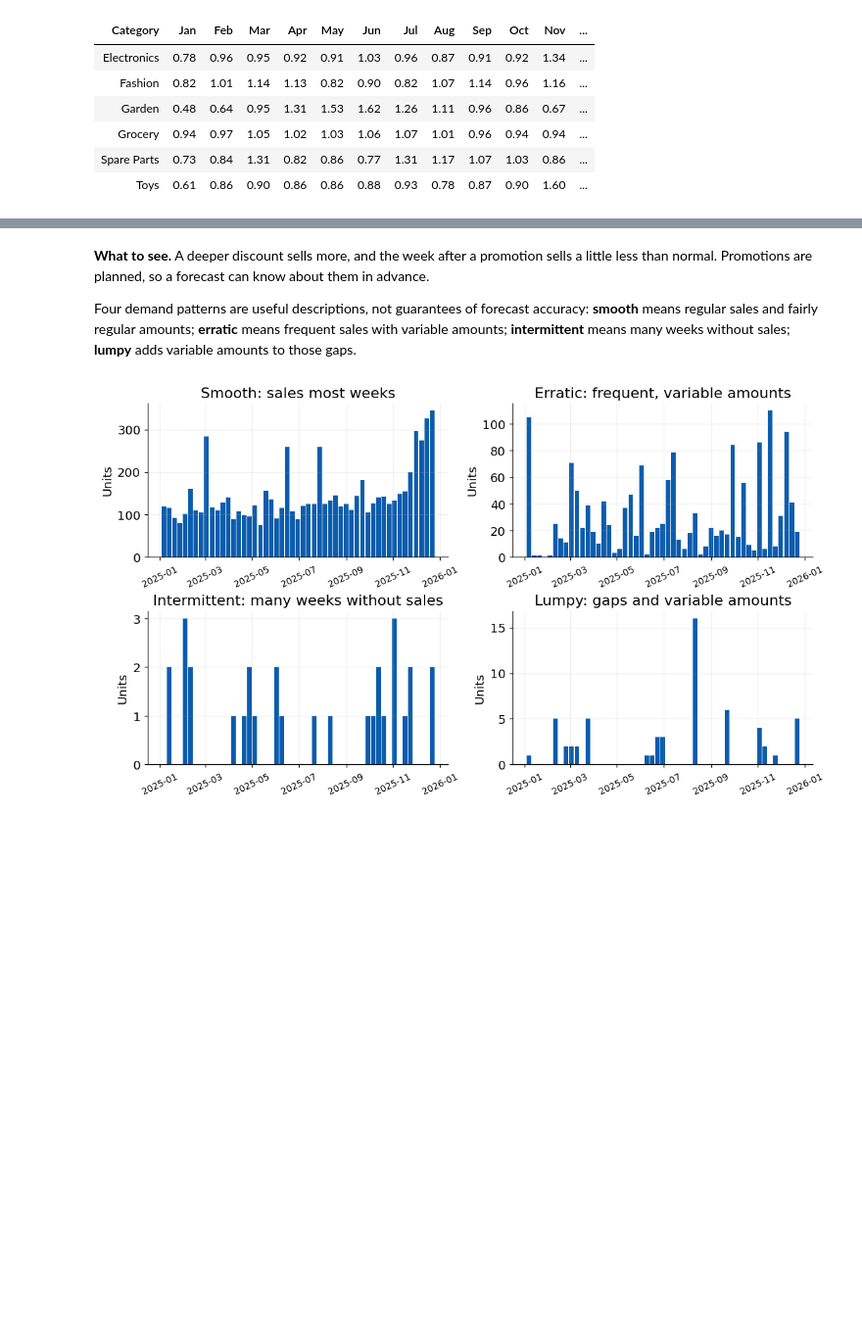
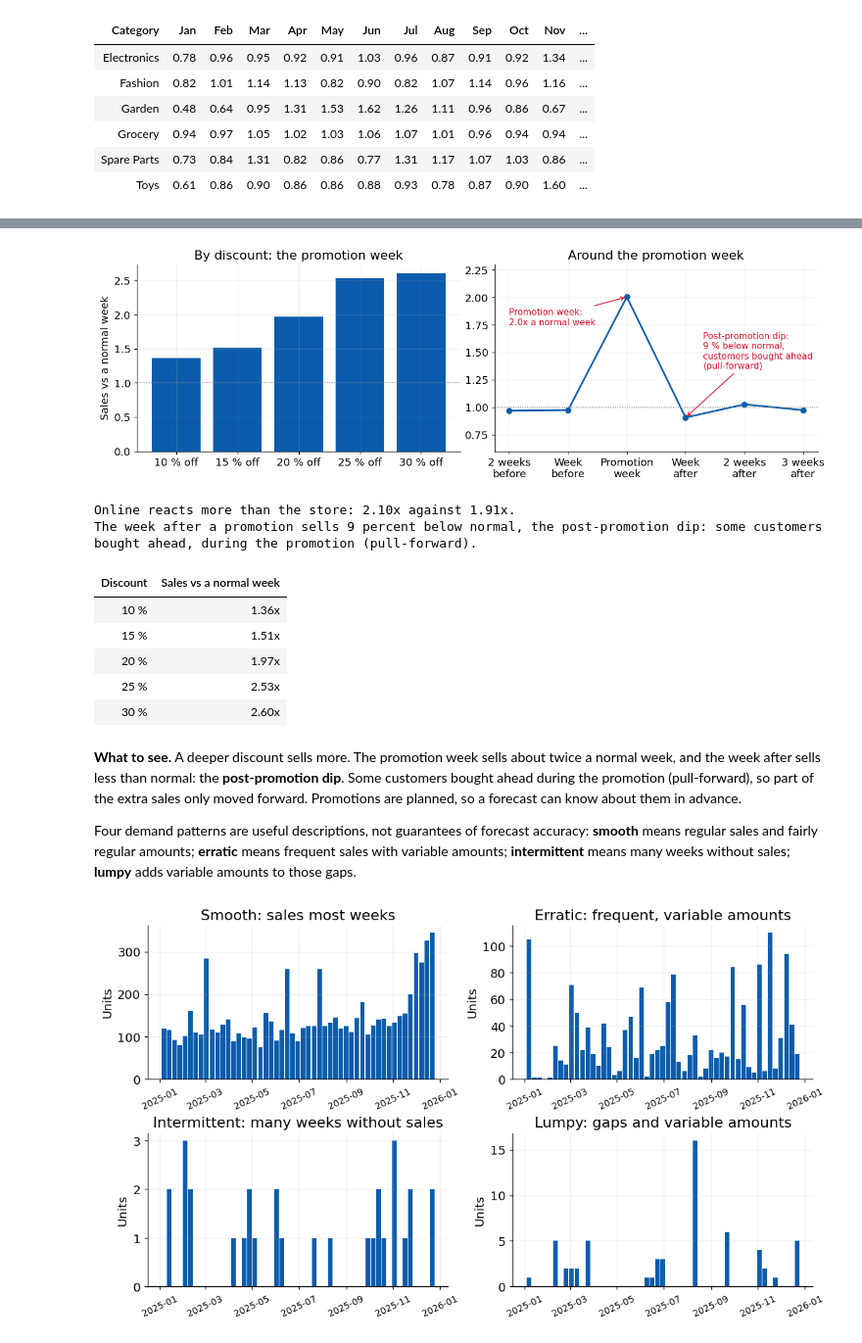
Before and after one commit to FH-Prevail/jku_course, a Jupyter notebook: notebooks/1_see_and_forecast.ipynb, the cells around one changed output, grey strips where cells are left out. Shown at 98% size. Saved outputs shown, nothing was run; the diff lists cells and outputs as text; code cells hidden in the pictures; blank space fills up the shorter version.

Commit message:
Slide 12 and notebook 1 show the weeks around a promotion: the spike and the post-promotion dip

```diff
--- a/notebooks/1_see_and_forecast.ipynb
+++ b/notebooks/1_see_and_forecast.ipynb
@@ -196,5 +160,73 @@ The week after a promotion sells 9 percent below normal: some customers bought e
+# %%
+def promotion_around():
+    """The weeks around a promotion (slide 12), each against a normal week of the same product.
+    Every promotion in the data lasts one week. Each position counts only weeks with no promotion in between:
+    "Week after" is a week without a promotion that comes right after a promotion week."""
+    x = demand.sort_values(["series_id", "week_start"]).copy()
+    flag = x.groupby("series_id")["promo_flag"]
+    later = {k: flag.shift(-k).fillna(0) == 1 for k in (1, 2)}               # a promotion k weeks later
+    earlier = {k: flag.shift(k).fillna(0) == 1 for k in (1, 2, 3)}           # a promotion k weeks earlier
+    none = x["promo_flag"] == 0
+    with_promotions = flag.transform("sum") > 0                               # products that had at least one promotion
+    normal = x[with_promotions & none & ~earlier[1]].groupby("series_id")["units"].mean()
+    x["vs_normal"] = x["units"] / x["series_id"].map(normal)                  # 1.00 = a normal week of that product
+    weeks = {"2 weeks before": none & ~later[1] & later[2],
+             "Week before": none & later[1],
+             "Promotion week": x["promo_flag"] == 1,
+             "Week after": none & earlier[1],
+             "2 weeks after": none & ~earlier[1] & earlier[2],
+             "3 weeks after": none & ~earlier[1] & ~earlier[2] & earlier[3]}
+    return pd.Series({name: x.loc[rows, "vs_normal"].mean() for name, rows in weeks.items()})
+
+
+def promotion_lift():
+    """Promotion effects (slide 12): sales in a promotion week divided by a normal week of the same product, by discount,
+    then the weeks around a promotion. A normal week has no promotion this week and none the week before."""
+    x = demand.sort_values(["series_id", "week_start"]).copy()
+    x["promo_last_week"] = x.groupby("series_id")["promo_flag"].shift(1).fillna(0)
+    x = x[x.groupby("series_id")["promo_flag"].transform("sum") > 0]           # products that had at least one promotion
+    normal = x[(x["promo_flag"] == 0) & (x["promo_last_week"] == 0)].groupby("series_id")["units"].mean()
+    x["vs_normal"] = x["units"] / x["series_id"].map(normal)                    # 1.00 = a normal week of that product
+    promo = x[x["promo_flag"] == 1]
+    by_discount = promo.groupby("discount_pct")["vs_normal"].mean()
+    around = promotion_around()
+    dip = (1 - around["Week after"]) * 100                                      # percent below a normal week
+    red = "#E40726"                                                             # FH red, only for the two pointers
+    fig, (left, right) = plt.subplots(1, 2, figsize=(12, 4))
+    left.bar([f"{d:.0f} % off" for d in by_discount.index], by_discount.values, color=BLUE)
+    left.axhline(1, color="#808080", lw=1, ls=":")
+    left.set(ylabel="Sales vs a normal week", title="By discount: the promotion week")
+    right.plot(range(len(around)), around.values, color=BLUE, marker="o", lw=2)
+    right.axhline(1, color="#808080", lw=1, ls=":")
+    right.set(xticks=range(len(around)), xticklabels=["\n".join(name.rsplit(" ", 1)) for name in around.index],
+              ylim=(0.6, 2.3), title="Around the promotion week")
+    right.annotate(f"Promotion week:\n{around['Promotion week']:.1f}x a normal week", xy=(2, around["Promotion week"]),
+                   xytext=(0, 1.75), fontsize=10, color=red, arrowprops=dict(arrowstyle="->", color=red))
+    right.annotate(f"Post-promotion dip:\n{dip:.0f} % below normal,\ncustomers bought ahead\n(pull-forward)", xy=(3, around["Week after"]),
+                   xytext=(3.3, 1.35), fontsize=10, color=red, arrowprops=dict(arrowstyle="->", color=red))
+    fig.tight_layout()
+    plt.show()
+    by_channel = promo.groupby("channel")["vs_normal"].mean()
+    print(f"Online reacts more than the store: {by_channel['online']:.2f}x against {by_channel['store']:.2f}x.")
+    print(f"The week after a promotion sells {dip:.0f} percent below normal, the post-promotion dip: "
+          "some customers bought ahead, during the promotion (pull-forward).")
+    table = pd.DataFrame({"Discount": [f"{d:.0f} %" for d in by_discount.index], "Sales vs a normal week": [f"{v:.2f}x" for v in by_discount.values]})
+    return neat(table)
+
+
+promotion_lift()
+# %% [output]
+[figure, added]
+Online reacts more than the store: 2.10x against 1.91x.
+The week after a promotion sells 9 percent below normal, the post-promotion dip: some customers bought ahead, during the promotion (pull-forward).
+| Discount | Sales vs a normal week |
+| 10 % | 1.36x |
+| 15 % | 1.51x |
+| 20 % | 1.97x |
+| 25 % | 2.53x |
+| 30 % | 2.60x |
 # %% [markdown]
-**What to see.** A deeper discount sells more, and the week after a promotion sells a little less than normal. Promotions are planned, so a forecast can know about them in advance.
+**What to see.** A deeper discount sells more. The promotion week sells about twice a normal week, and the week after sells less than normal: the **post-promotion dip**. Some customers bought ahead during the promotion (pull-forward), so part of the extra sales only moved forward. Promotions are planned, so a forecast can know about them in advance.
 
 Four demand patterns are useful descriptions, not guarantees of forecast accuracy: **smooth** means regular sales and fairly regular amounts; **erratic** means frequent sales with variable amounts; **intermittent** means many weeks without sales; **lumpy** adds variable amounts to those gaps.
 # %%
```
Also changed, not shown: parts of 2 cells of this notebook, 3 other files.
